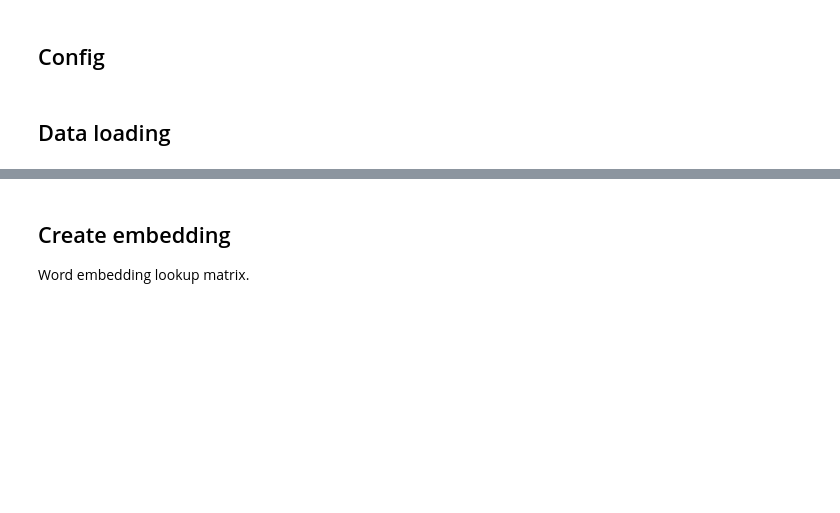
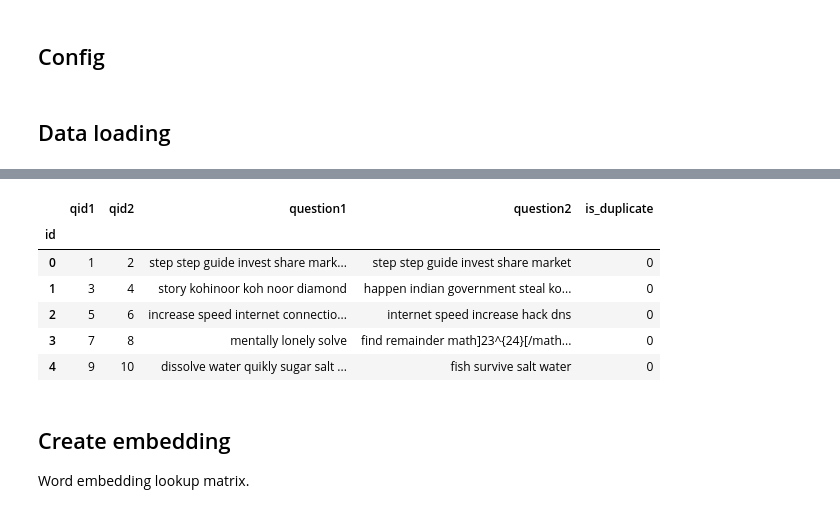
Before and after one commit to samtaylor54321/quora_question_pairs, a Jupyter notebook: Feature_Build/siamese_lstm_embedding.ipynb, the cells around one changed output, grey strips where cells are left out. Saved outputs shown, nothing was run; the diff lists cells and outputs as text; code cells hidden in the pictures; blank space fills up the shorter version.

```diff
--- a/Feature_Build/siamese_lstm_embedding.ipynb
+++ b/Feature_Build/siamese_lstm_embedding.ipynb
@@ -63,12 +69,21 @@ df.head()
 # %%
 # Loading data
-test_df = pd.read_csv(os.path.join(INPUT_PATH, TEST_FILE), nrows=SAMPLE_SIZE)
-test_df.set_index('test_id', inplace=True)
-test_df.fillna('Empty question', inplace=True)
-test_df['question1'] = test_df['question1'].apply(spacy_tokenizer)
-test_df['question2'] = test_df['question2'].apply(spacy_tokenizer)
-test_df.to_csv('../Datasets/spacy_tokenized_test.csv')
+# test_df = pd.read_csv(os.path.join(INPUT_PATH, TEST_FILE), nrows=SAMPLE_SIZE)
+# test_df.set_index('test_id', inplace=True)
+# test_df.fillna('Empty question', inplace=True)
+# test_df['question1'] = test_df['question1'].apply(spacy_tokenizer)
+# test_df['question2'] = test_df['question2'].apply(spacy_tokenizer)
+test_df = pickle.load(open('tokenized_train.csv', 'rb'))
+test_df = test_df.iloc[:2345796, :]
 test_df.head()
+# %% [output]
+|  | qid1 | qid2 | question1 | question2 | is_duplicate |
+| id |  |  |  |  |  |
+| 0 | 1 | 2 | step step guide invest share mark... | step step guide invest share market | 0 |
+| 1 | 3 | 4 | story kohinoor koh noor diamond | happen indian government steal ko... | 0 |
+| 2 | 5 | 6 | increase speed internet connectio... | internet speed increase hack dns | 0 |
+| 3 | 7 | 8 | mentally lonely solve | find remainder math]23^{24}[/math... | 0 |
+| 4 | 9 | 10 | dissolve water quikly sugar salt ... | fish survive salt water | 0 |
 # %% [markdown]
 ## Create embedding
 
```
Also changed, not shown: parts of 12 cells of this notebook, 1 other file.
